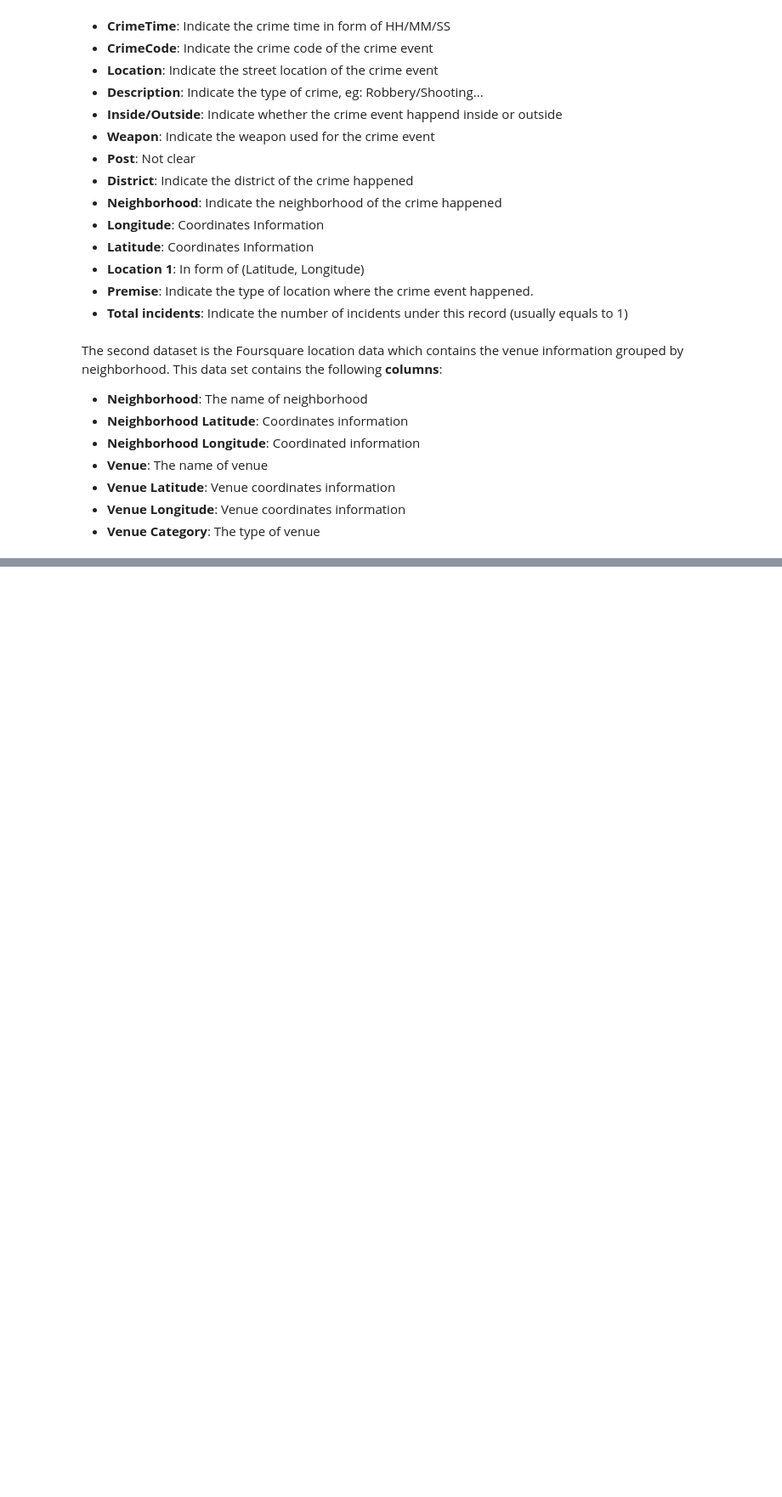
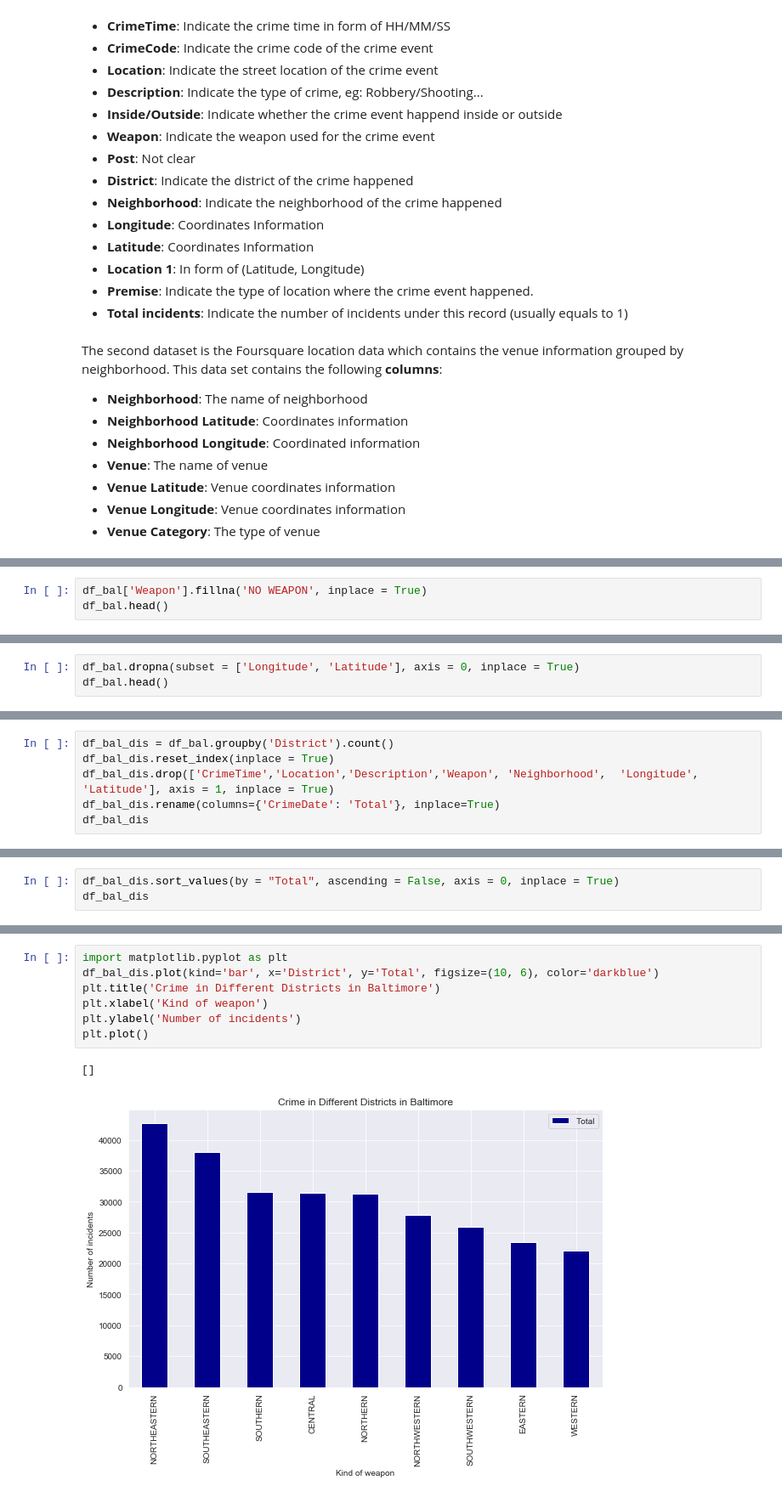
Before and after one commit to Leshen0612/Coursera_Capstone, a Jupyter notebook: The Battle of Neighborhoods_Baltimore.ipynb, the cells around one changed output, grey strips where cells are left out. Shown at 85% size. Cells and saved outputs as stored; diff of their text form; blank space fills up the shorter version.

```diff
--- a/The Battle of Neighborhoods_Baltimore.ipynb
+++ b/The Battle of Neighborhoods_Baltimore.ipynb
@@ -38,0 +87,3 @@ The second dataset is the Foursquare location data which contains the venue info
+# %%
+df_bal['Weapon'].fillna('NO WEAPON', inplace = True)
+df_bal.head()
@@ -38,0 +120,3 @@ The second dataset is the Foursquare location data which contains the venue info
+# %%
+df_bal.dropna(subset = ['Longitude', 'Latitude'], axis = 0, inplace = True)
+df_bal.head()
@@ -38,0 +206,6 @@ The second dataset is the Foursquare location data which contains the venue info
+# %%
+df_bal_dis = df_bal.groupby('District').count()
+df_bal_dis.reset_index(inplace = True)
+df_bal_dis.drop(['CrimeTime','Location','Description','Weapon', 'Neighborhood',  'Longitude', 'Latitude'], axis = 1, inplace = True)
+df_bal_dis.rename(columns={'CrimeDate': 'Total'}, inplace=True)
+df_bal_dis
@@ -38,0 +225,3 @@ The second dataset is the Foursquare location data which contains the venue info
+# %%
+df_bal_dis.sort_values(by = "Total", ascending = False, axis = 0, inplace = True)
+df_bal_dis
@@ -38,0 +239,10 @@ The second dataset is the Foursquare location data which contains the venue info
+# %%
+import matplotlib.pyplot as plt
+df_bal_dis.plot(kind='bar', x='District', y='Total', figsize=(10, 6), color='darkblue')
+plt.title('Crime in Different Districts in Baltimore')
+plt.xlabel('Kind of weapon')
+plt.ylabel('Number of incidents')
+plt.plot()
+# %% [output]
+[]
+[figure, added]
```
Also changed, not shown: parts of 79 cells of this notebook, 2 other files.
